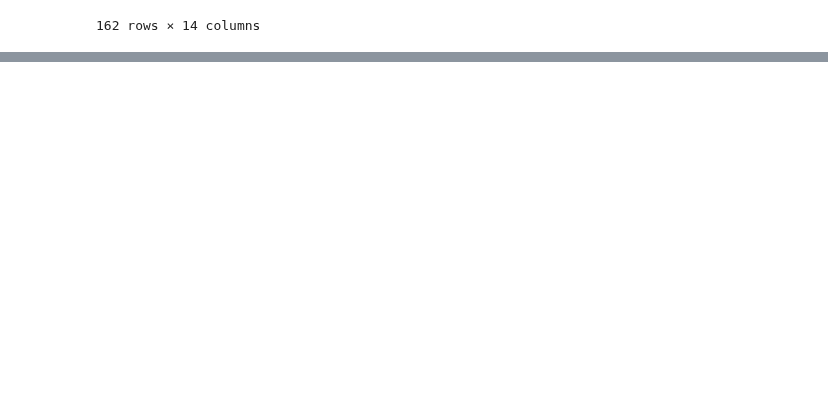
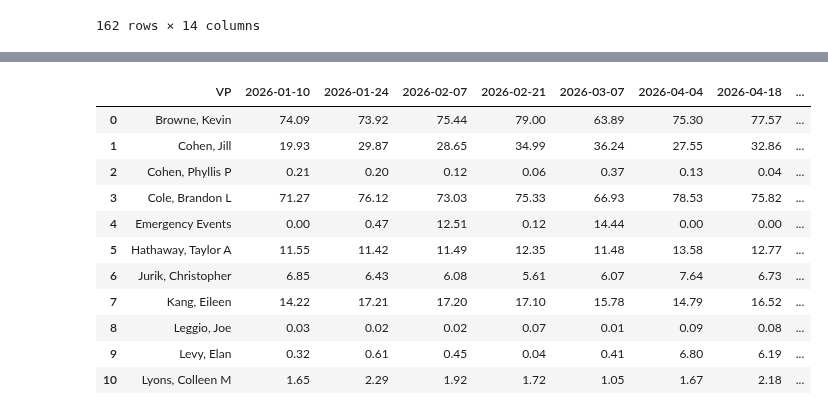
Before and after one commit to k8bixby/manhattan, a Jupyter notebook: fte/ot_summary.ipynb, the cells around one changed output, grey strips where cells are left out. Cells and saved outputs as stored; diff of their text form; code cells hidden in the pictures; blank space fills up the shorter version.

Commit message:
updated ot summary

```diff
--- a/fte/ot_summary.ipynb
+++ b/fte/ot_summary.ipynb
@@ -250,0 +284,83 @@ ot_ytd.to_excel('overtime.xlsx', index=False)
+# %%
+# function to clean ftes tabs
+def clean_ftes(sheet):
+    # remove subtotal rowa
+    sheet_c = sheet[~sheet['deptid'].str.contains('total', case=False, na=False)]
+
+    # forward fill department ids and names
+    sheet_c['deptid'] = sheet_c['deptid'].ffill()
+    sheet_c['department_description'] = sheet_c['department_description'].ffill()
+
+    # remove department ids that are blank
+    sheet_n = sheet_c[sheet_c['deptid'] != '(blank)']
+    # set type to integer
+    sheet_n[['deptid', 'job_code']] = sheet_n[['deptid', 'job_code']].astype('Int64')
+
+    # remove corporate retained and employee health services
+    sheet_clean = sheet_n[~sheet_n['department_description'].str.contains('Corporate Retained|Corp Retained|Employee Health Svcs', case=False, na=False)]
+
+    # fix duplicate column names
+    cols = pd.Series(sheet_clean.columns)
+    for dup in cols[cols.duplicated()].unique():
+        count = 0
+        for i in range(len(cols)):
+            if cols[i] == dup:
+                count += 1
+                if count > 1:
+                    cols[i] = f"{dup}_{count}"
+    sheet_clean.columns = cols
+    return sheet_clean
+
+
+ppe_ftes = clean_ftes(ppe_ftes_combined)
+ot_ftes = ppe_ftes[['report_date', 'bu', 'deptid', 'department_description', 'job_code', 'job_code_description', 'overtime']]
+
+
+jc_index_cols = ['deptid', 'department_description', 'job_code', 'job_code_description']
+
+jc_pivot = pd.pivot_table(
+    ot_ftes,
+    values='overtime',
+    index=jc_index_cols,
+    columns=['report_date'],
+    aggfunc='sum'
+).reset_index()
+
+
+jc_pivot.columns = [
+    col.strftime('%Y-%m-%d') if isinstance(col, pd.Timestamp) else col
+    for col in jc_pivot.columns
+]
+jc_date_cols = [col for col in jc_pivot.columns if col not in jc_index_cols]
+jc_pivot[jc_date_cols] = jc_pivot[jc_date_cols].fillna(0)
+
+jc_pivot['total'] = jc_pivot[jc_date_cols].sum(axis=1)
+jc_pivot_nonzero = jc_pivot[jc_pivot['total'] != 0].drop(columns='total').sort_values(by=['deptid', 'job_code_description'])
+
+jc_pivot_vp = pd.merge(vp_xwalk, jc_pivot_nonzero,
+                       how='right',
+                       left_on='Dept',
+                       right_on='deptid'
+                       ).rename(columns={
+                           'vp': 'VP',
+                           'deptid': 'Dept ID',
+                           'department_description': 'Dept Name',
+                           'job_code': 'Job Code',
+                           'job_code_description': 'Job Desc'
+                           }).drop(columns='Dept')
+
+
+vp_summary = jc_pivot_vp.groupby(['VP'])[jc_date_cols].sum().reset_index()
+# %% [output]
+|  | VP | 2026-01-10 | 2026-01-24 | 2026-02-07 | 2026-02-21 | 2026-03-07 | 2026-04-04 | 2026-04-18 | ... |
+| 0 | Browne, Kevin | 74.09 | 73.92 | 75.44 | 79.00 | 63.89 | 75.30 | 77.57 | ... |
+| 1 | Cohen, Jill | 19.93 | 29.87 | 28.65 | 34.99 | 36.24 | 27.55 | 32.86 | ... |
+| 2 | Cohen, Phyllis P | 0.21 | 0.20 | 0.12 | 0.06 | 0.37 | 0.13 | 0.04 | ... |
+| 3 | Cole, Brandon L | 71.27 | 76.12 | 73.03 | 75.33 | 66.93 | 78.53 | 75.82 | ... |
+| 4 | Emergency Events | 0.00 | 0.47 | 12.51 | 0.12 | 14.44 | 0.00 | 0.00 | ... |
+| 5 | Hathaway, Taylor A | 11.55 | 11.42 | 11.49 | 12.35 | 11.48 | 13.58 | 12.77 | ... |
+| 6 | Jurik, Christopher | 6.85 | 6.43 | 6.08 | 5.61 | 6.07 | 7.64 | 6.73 | ... |
+| 7 | Kang, Eileen | 14.22 | 17.21 | 17.20 | 17.10 | 15.78 | 14.79 | 16.52 | ... |
+| 8 | Leggio, Joe | 0.03 | 0.02 | 0.02 | 0.07 | 0.01 | 0.09 | 0.08 | ... |
+| 9 | Levy, Elan | 0.32 | 0.61 | 0.45 | 0.04 | 0.41 | 6.80 | 6.19 | ... |
+| 10 | Lyons, Colleen M | 1.65 | 2.29 | 1.92 | 1.72 | 1.05 | 1.67 | 2.18 | ... |
```
Also changed, not shown: parts of 5 cells of this notebook, 2 other files.
